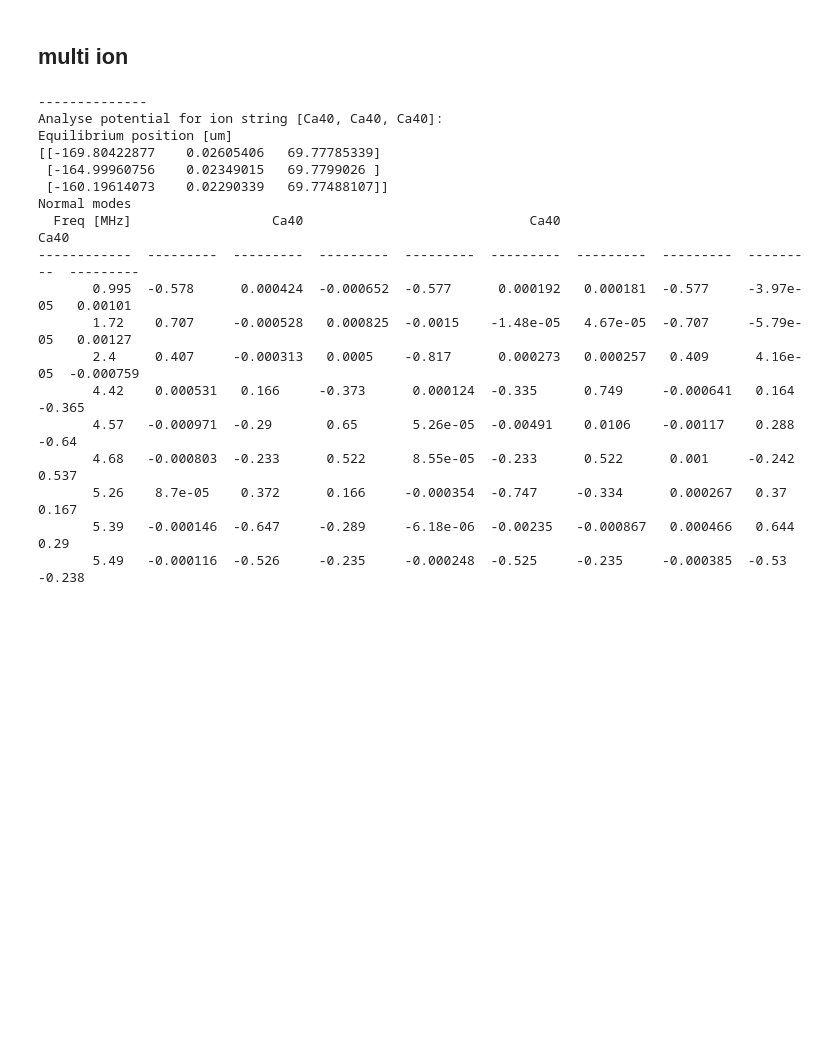
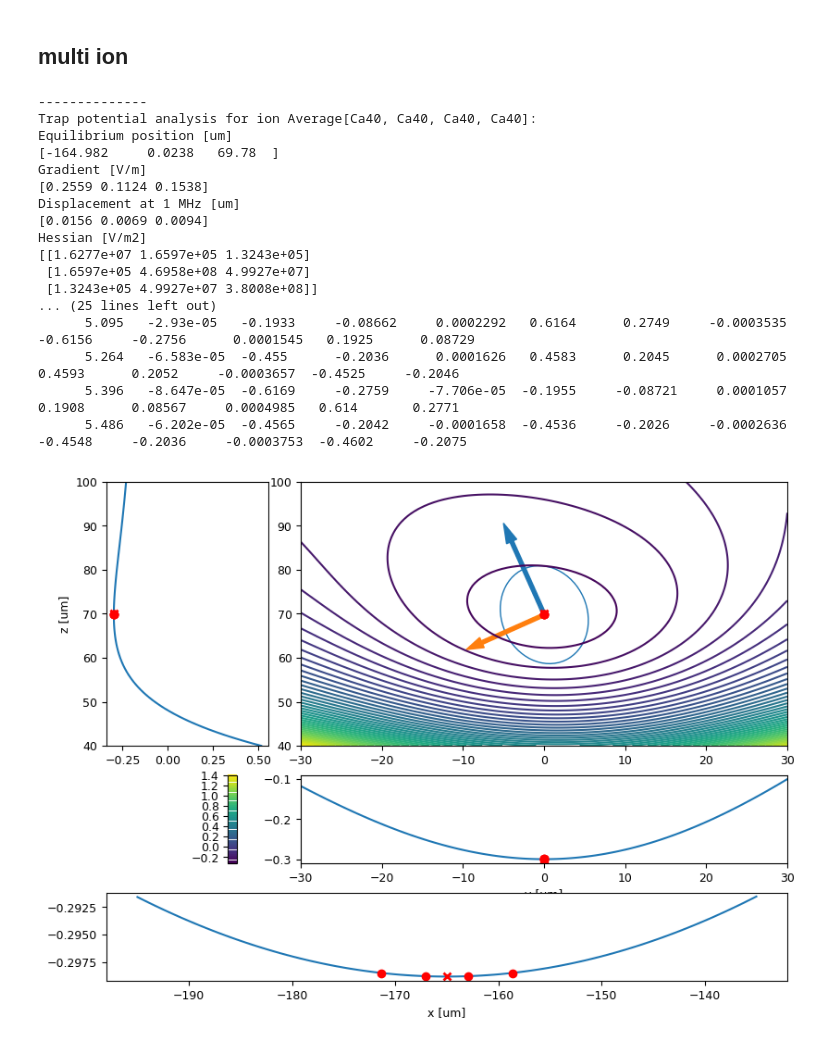
Before and after one commit to tiqi-group/pytrans-examples, a Jupyter notebook: examples/analysis.ipynb, the cells around one changed output. Cells and saved outputs as stored; diff of their text form; code cells hidden in the pictures; blank space fills up the shorter version.

```diff
--- a/examples/analysis.ipynb
+++ b/examples/analysis.ipynb
@@ -116,28 +129,31 @@ Normal modes
 # %%
 from pytrans.analysis.mode_solver import init_crystal
 
-n_ions = 3
+n_ions = 4
+r0 = (trap.x_ele(2), 0, trap.z0)
+
 x0 = init_crystal(r0, 3e-6, n_ions)
 
 ions = [Ca40] * n_ions
 
-results = analyse_potential(trap, voltages, ions=ions, r0=x0, roi=(120e-6, 30e-6, 30e-6), find_3dmin=True)
+results = analyse_potential(trap, voltages, ions=ions, r0=x0, roi=(30e-6, 30e-6, 30e-6), find_3dmin=True, verbose=False)
+results
 # %% [output]
 --------------
-Analyse potential for ion string [Ca40, Ca40, Ca40]:
+Trap potential analysis for ion Average[Ca40, Ca40, Ca40, Ca40]:
 Equilibrium position [um]
-[[-169.80422877    0.02605406   69.77785339]
- [-164.99960756    0.02349015   69.7799026 ]
- [-160.19614073    0.02290339   69.77488107]]
-Normal modes
-  Freq [MHz]                  Ca40                             Ca40                             Ca40
-------------  ---------  ---------  ---------  ---------  ---------  ---------  ---------  ---------  ---------
-       0.995  -0.578      0.000424  -0.000652  -0.577      0.000192   0.000181  -0.577     -3.97e-05   0.00101
-       1.72    0.707     -0.000528   0.000825  -0.0015    -1.48e-05   4.67e-05  -0.707     -5.79e-05   0.00127
-       2.4     0.407     -0.000313   0.0005    -0.817      0.000273   0.000257   0.409      4.16e-05  -0.000759
-       4.42    0.000531   0.166     -0.373      0.000124  -0.335      0.749     -0.000641   0.164     -0.365
-       4.57   -0.000971  -0.29       0.65       5.26e-05  -0.00491    0.0106    -0.00117    0.288     -0.64
-       4.68   -0.000803  -0.233      0.522      8.55e-05  -0.233      0.522      0.001     -0.242      0.537
-       5.26    8.7e-05    0.372      0.166     -0.000354  -0.747     -0.334      0.000267   0.37       0.167
-       5.39   -0.000146  -0.647     -0.289     -6.18e-06  -0.00235   -0.000867   0.000466   0.644      0.29
-       5.49   -0.000116  -0.526     -0.235     -0.000248  -0.525     -0.235     -0.000385  -0.53      -0.238
+[-164.982     0.0238   69.78  ]
+Gradient [V/m]
+[0.2559 0.1124 0.1538]
+Displacement at 1 MHz [um]
+[0.0156 0.0069 0.0094]
+Hessian [V/m2]
+[[1.6277e+07 1.6597e+05 1.3243e+05]
+ [1.6597e+05 4.6958e+08 4.9927e+07]
+ [1.3243e+05 4.9927e+07 3.8008e+08]]
+... (25 lines left out)
+      5.095   -2.93e-05   -0.1933     -0.08662     0.0002292   0.6164      0.2749     -0.0003535  -0.6156     -0.2756      0.0001545   0.1925      0.08729
+      5.264   -6.583e-05  -0.455      -0.2036      0.0001626   0.4583      0.2045      0.0002705   0.4593      0.2052     -0.0003657  -0.4525     -0.2046
+      5.396   -8.647e-05  -0.6169     -0.2759     -7.706e-05  -0.1955     -0.08721     0.0001057   0.1908      0.08567     0.0004985   0.614       0.2771
+      5.486   -6.202e-05  -0.4565     -0.2042     -0.0001658  -0.4536     -0.2026     -0.0002636  -0.4548     -0.2036     -0.0003753  -0.4602     -0.2075
+[figure, added]
```
Also changed, not shown: parts of 5 cells of this notebook, 2 other files.
